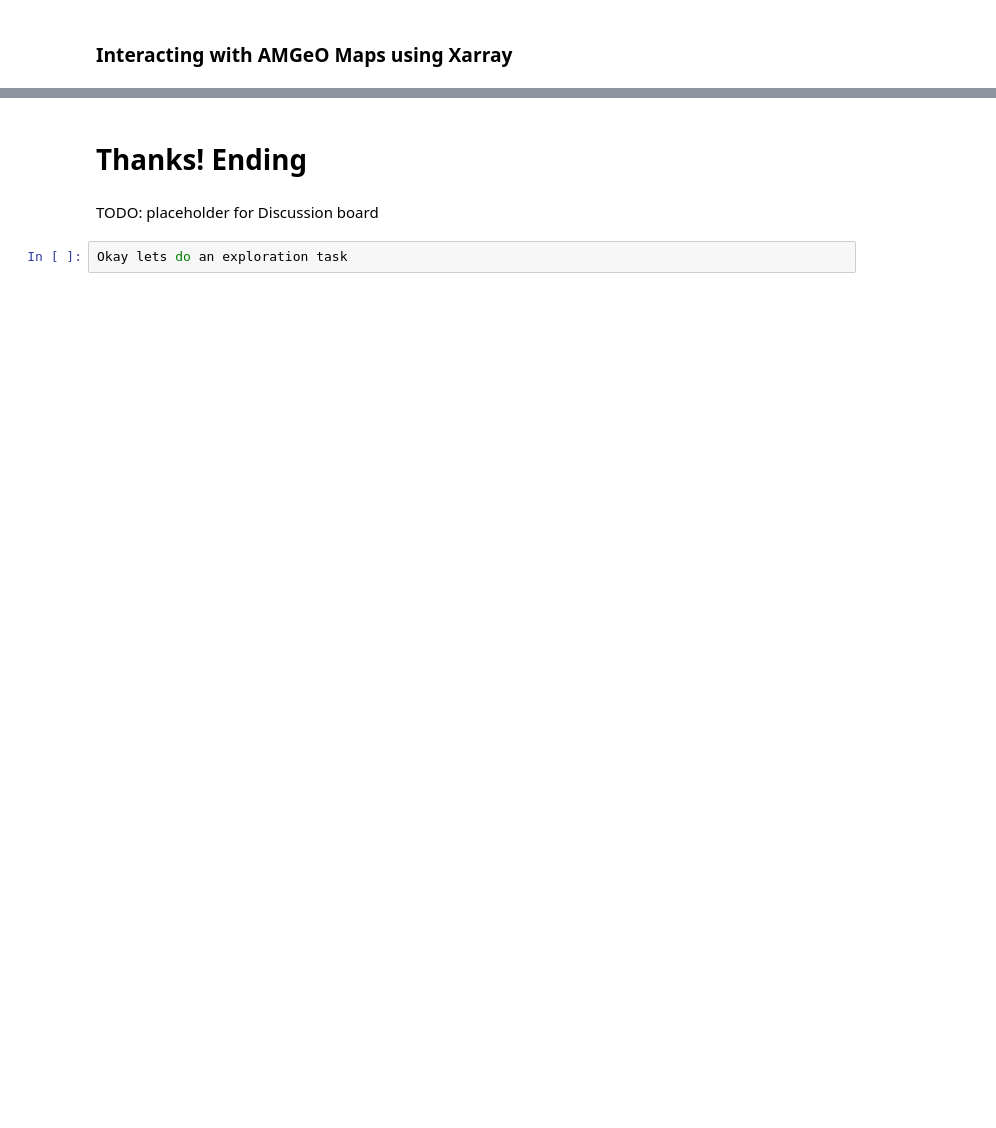
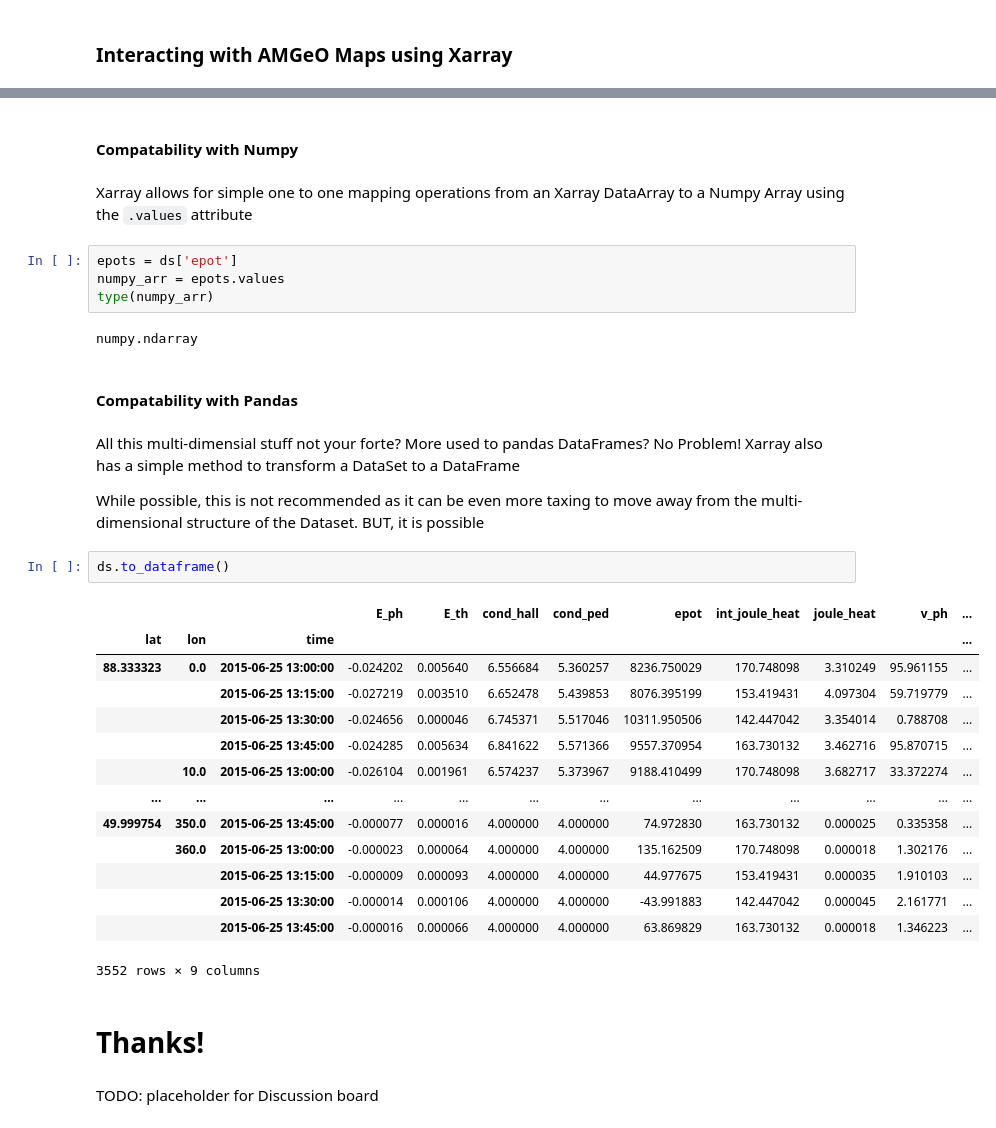
Before and after one commit to AMGeO-Collaboration/CEDAR-Workshop-2021, a Jupyter notebook: AMGeO API demo.ipynb, the cells around one changed output, grey strips where cells are left out. Cells and saved outputs as stored; diff of their text form; blank space fills up the shorter version.

````diff
--- a/AMGeO API demo.ipynb
+++ b/AMGeO API demo.ipynb
@@ -263,6 +404,37 @@ With an overview of Xarray out of the way, now we can accomplish some fun tasks
+# %% [markdown]
+#### Compatability with Numpy
+# %% [markdown]
+Xarray allows for simple one to one mapping operations from an Xarray DataArray to a Numpy Array using the ```.values``` attribute
+# %%
+epots = ds['epot']
+numpy_arr = epots.values
+type(numpy_arr)
+# %% [output]
+numpy.ndarray
+# %% [markdown]
+#### Compatability with Pandas
+# %% [markdown]
+All this multi-dimensial stuff not your forte? More used to pandas DataFrames? No Problem! Xarray also has a simple method to transform a DataSet to a DataFrame
+
+While possible, this is not recommended as it can be even more taxing to move away from the multi-dimensional structure of the Dataset. BUT, it is possible
+# %%
+ds.to_dataframe()
+# %% [output]
+|  |  |  | E_ph | E_th | cond_hall | cond_ped | epot | int_joule_heat | joule_heat | v_ph | ... |
+| lat | lon | time |  |  |  |  |  |  |  |  | ... |
+| 88.333323 | 0.0 | 2015-06-25 13:00:00 | -0.024202 | 0.005640 | 6.556684 | 5.360257 | 8236.750029 | 170.748098 | 3.310249 | 95.961155 | ... |
+|  |  | 2015-06-25 13:15:00 | -0.027219 | 0.003510 | 6.652478 | 5.439853 | 8076.395199 | 153.419431 | 4.097304 | 59.719779 | ... |
+|  |  | 2015-06-25 13:30:00 | -0.024656 | 0.000046 | 6.745371 | 5.517046 | 10311.950506 | 142.447042 | 3.354014 | 0.788708 | ... |
+|  |  | 2015-06-25 13:45:00 | -0.024285 | 0.005634 | 6.841622 | 5.571366 | 9557.370954 | 163.730132 | 3.462716 | 95.870715 | ... |
+|  | 10.0 | 2015-06-25 13:00:00 | -0.026104 | 0.001961 | 6.574237 | 5.373967 | 9188.410499 | 170.748098 | 3.682717 | 33.372274 | ... |
+| ... | ... | ... | ... | ... | ... | ... | ... | ... | ... | ... | ... |
+| 49.999754 | 350.0 | 2015-06-25 13:45:00 | -0.000077 | 0.000016 | 4.000000 | 4.000000 | 74.972830 | 163.730132 | 0.000025 | 0.335358 | ... |
+|  | 360.0 | 2015-06-25 13:00:00 | -0.000023 | 0.000064 | 4.000000 | 4.000000 | 135.162509 | 170.748098 | 0.000018 | 1.302176 | ... |
+|  |  | 2015-06-25 13:15:00 | -0.000009 | 0.000093 | 4.000000 | 4.000000 | 44.977675 | 153.419431 | 0.000035 | 1.910103 | ... |
+|  |  | 2015-06-25 13:30:00 | -0.000014 | 0.000106 | 4.000000 | 4.000000 | -43.991883 | 142.447042 | 0.000045 | 2.161771 | ... |
+|  |  | 2015-06-25 13:45:00 | -0.000016 | 0.000066 | 4.000000 | 4.000000 | 63.869829 | 163.730132 | 0.000018 | 1.346223 | ... |
+3552 rows × 9 columns
 # %% [markdown]
-# Thanks! Ending
+# Thanks!
 # %% [markdown]
 TODO: placeholder for Discussion board
-# %%
-Okay lets do an exploration task
````
Also changed, not shown: parts of 61 cells of this notebook, 13 other files.
